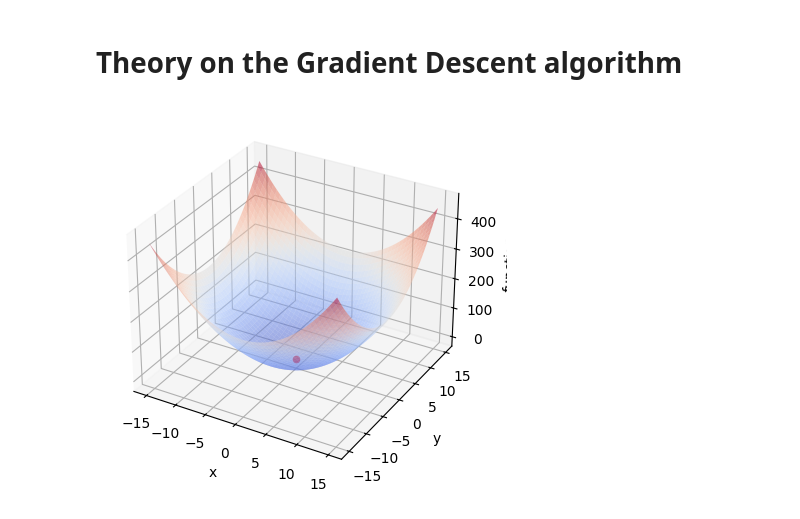
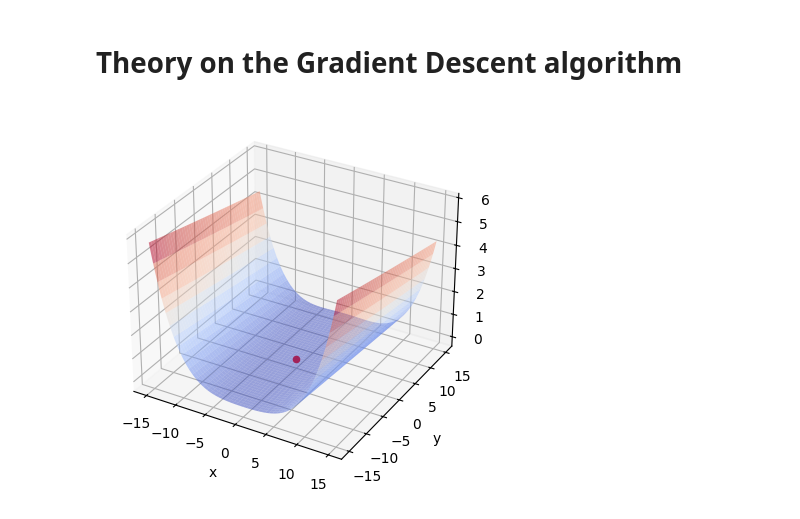
Before and after one commit to oscar-200/HW_1-Gradient_descent, a Jupyter notebook: TI_1_HW1.ipynb, the cells around one changed output. Cells and saved outputs as stored; diff of their text form; code cells hidden in the pictures.

Commit message:
feat: rosenbrock function definition

```diff
--- a/TI_1_HW1.ipynb
+++ b/TI_1_HW1.ipynb
@@ -13,27 +13,27 @@ import matplotlib.pyplot as plt
 # Theory on the Gradient Descent algorithm
 # %%
 # Function to be optimized
-def f_sphere(x, y):
-    return x**2 + y**2
+def rosenbrock(x, y):
+    return 100*(y-x**2)**2+(x-1)**2
 # %%
 # Run gradient descent algorithm
 # %%
 # Plot the results
 x_range = np.arange(-15, 15, 0.1)
 y_range = np.arange(-15, 15, 0.1)
 
 X, Y = np.meshgrid(x_range, y_range)
-Z = f_sphere(X,Y)
+Z = rosenbrock(X,Y)
 
 fig = plt.figure()
 ax = fig.add_subplot(111, projection='3d')
 ax.plot_surface(X, Y, Z, cmap='coolwarm', alpha=0.5)
 
 ax.scatter(0,0,0, c='r', marker='o')
 
 ax.set_xlabel('x')
 ax.set_ylabel('y')
 ax.set_zlabel('function')
 plt.show()
 # %% [output]
-[figure, old version]
+[figure, new version]
```
